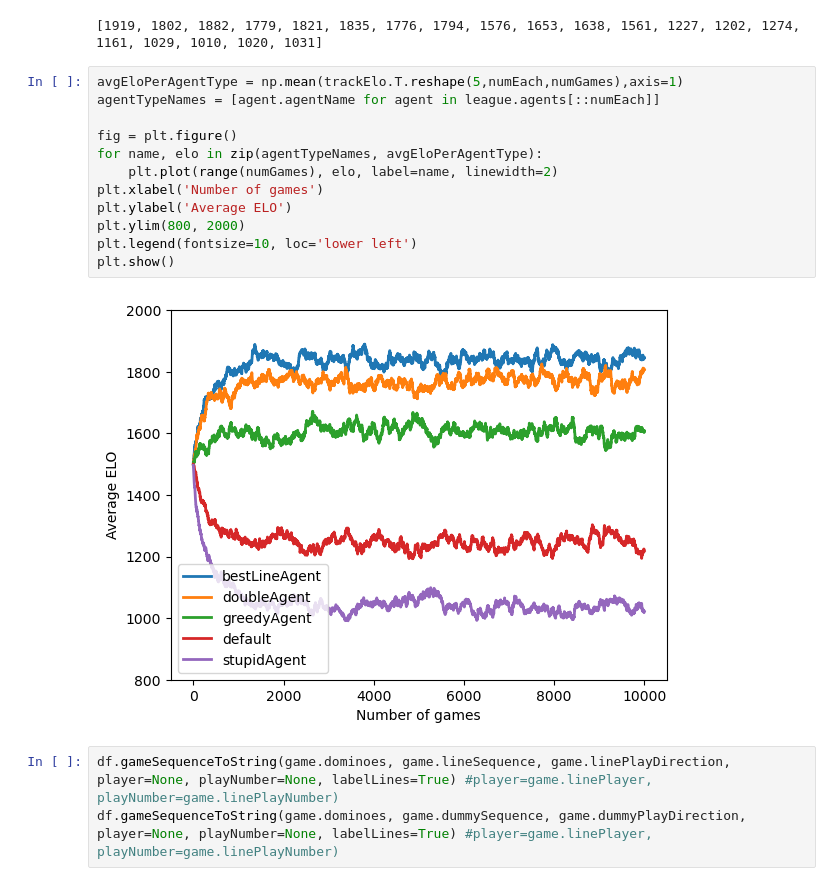
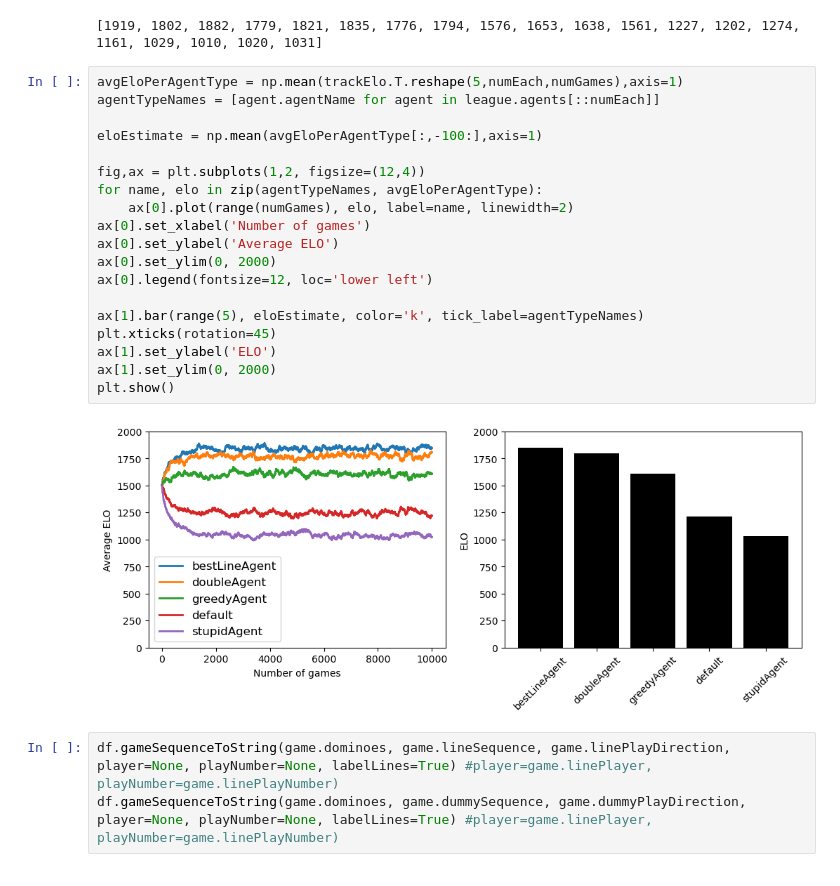
Before and after one commit to landoskape/dominoes, a Jupyter notebook: dominoes.ipynb, the cells around one changed output. Cells and saved outputs as stored; diff of their text form.

```diff
--- a/dominoes.ipynb
+++ b/dominoes.ipynb
@@ -93,17 +93,24 @@ print([int(elo) for elo in league.elo])
 # %%
 avgEloPerAgentType = np.mean(trackElo.T.reshape(5,numEach,numGames),axis=1)
 agentTypeNames = [agent.agentName for agent in league.agents[::numEach]]
 
-fig = plt.figure()
+eloEstimate = np.mean(avgEloPerAgentType[:,-100:],axis=1)
+
+fig,ax = plt.subplots(1,2, figsize=(12,4))
 for name, elo in zip(agentTypeNames, avgEloPerAgentType):
-    plt.plot(range(numGames), elo, label=name, linewidth=2)
-plt.xlabel('Number of games')
-plt.ylabel('Average ELO')
-plt.ylim(800, 2000)
-plt.legend(fontsize=10, loc='lower left')
+    ax[0].plot(range(numGames), elo, label=name, linewidth=2)
+ax[0].set_xlabel('Number of games')
+ax[0].set_ylabel('Average ELO')
+ax[0].set_ylim(0, 2000)
+ax[0].legend(fontsize=12, loc='lower left')
+
+ax[1].bar(range(5), eloEstimate, color='k', tick_label=agentTypeNames)
+plt.xticks(rotation=45)
+ax[1].set_ylabel('ELO')
+ax[1].set_ylim(0, 2000)
 plt.show()
 # %% [output]
-[figure, old version]
+[figure, new version]
 # %%
 df.gameSequenceToString(game.dominoes, game.lineSequence, game.linePlayDirection, player=None, playNumber=None, labelLines=True) #player=game.linePlayer, playNumber=game.linePlayNumber)
 df.gameSequenceToString(game.dominoes, game.dummySequence, game.dummyPlayDirection, player=None, playNumber=None, labelLines=True) #player=game.linePlayer, playNumber=game.linePlayNumber)
```
Also changed, not shown: 3 other files.
